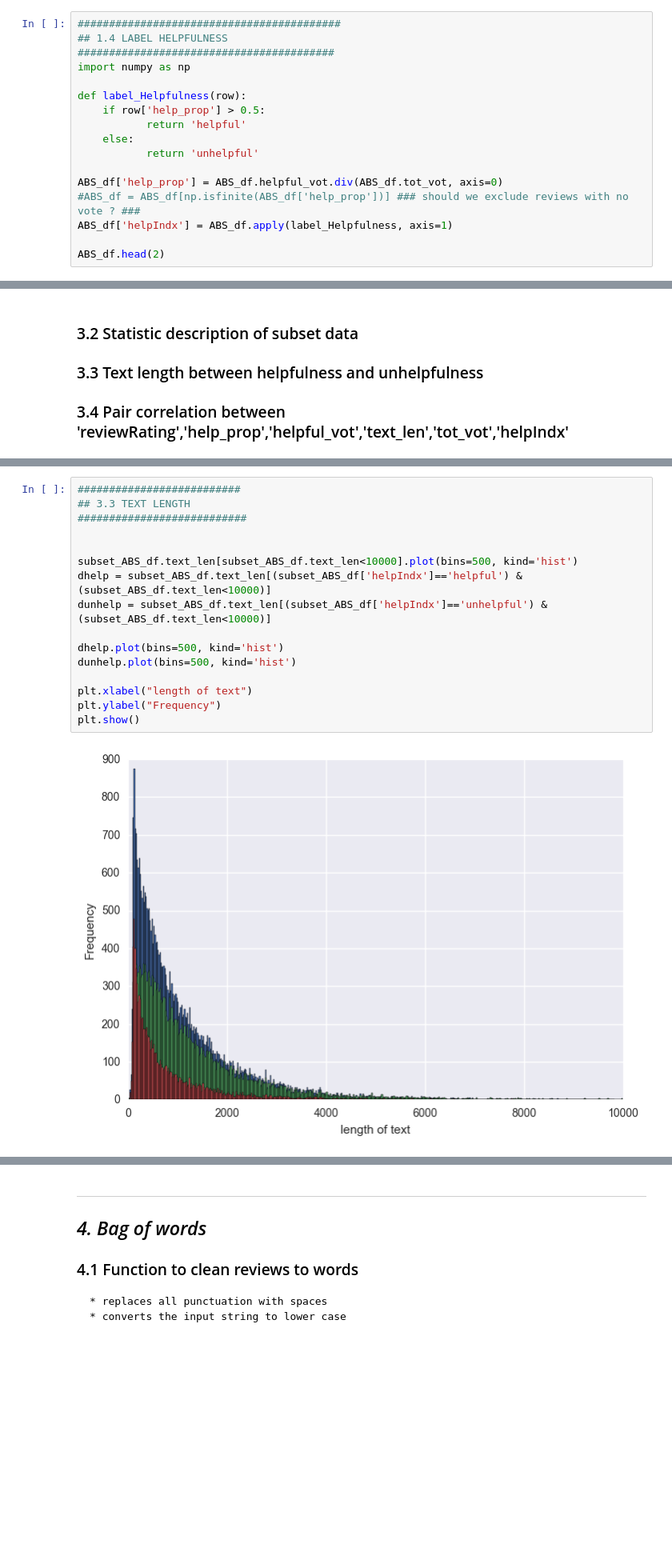
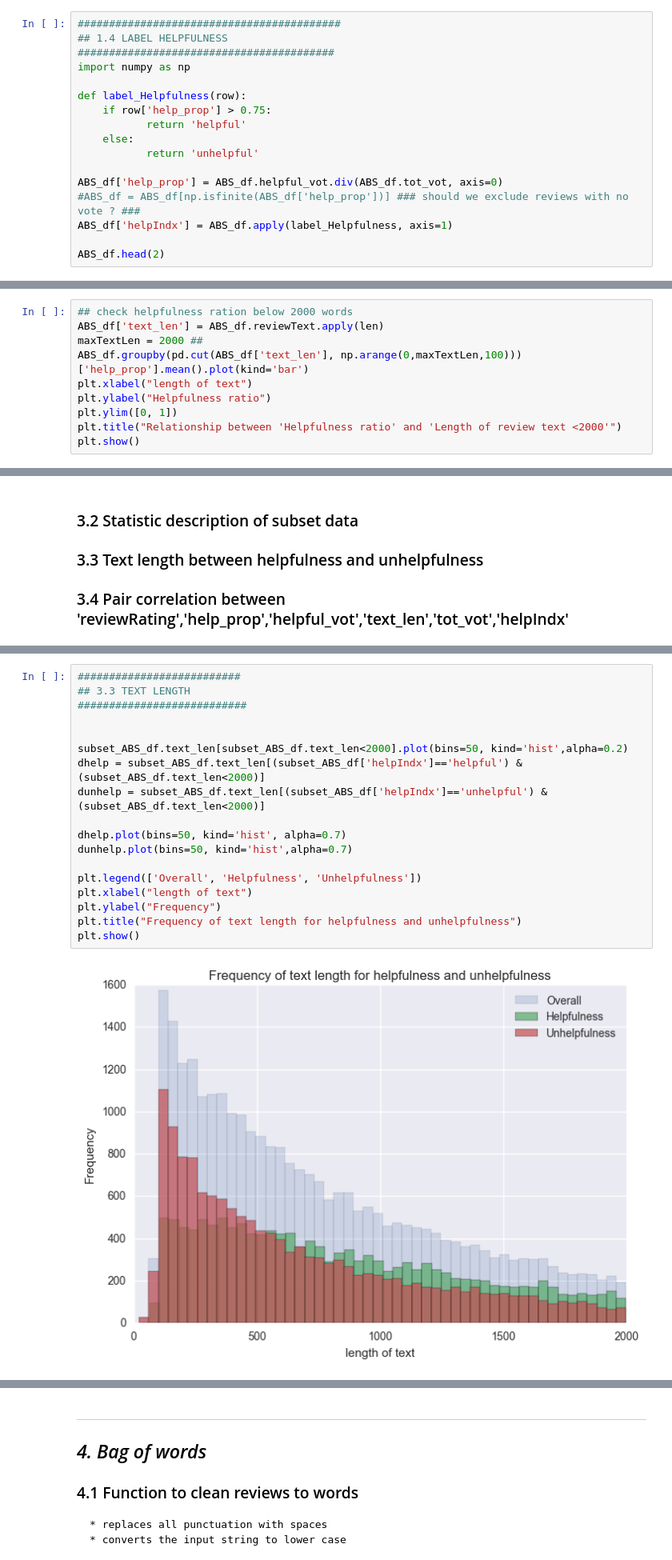
Before and after one commit to TancyKao/AmazonReviewProj, a Jupyter notebook: AmazonBookPilot.ipynb, the cells around one changed output, grey strips where cells are left out. Shown at 80% size. Drawn from its saved outputs; the diff is of its cells as text; blank space fills up the shorter version.

```diff
--- a/AmazonBookPilot.ipynb
+++ b/AmazonBookPilot.ipynb
@@ -129,7 +142,7 @@ ABS_df['sentiment'] = ABS_df.apply(label_Sentiment, axis=1)
 import numpy as np
 
 def label_Helpfulness(row):
-    if row['help_prop'] > 0.5:
+    if row['help_prop'] > 0.75:
            return 'helpful'
     else:
            return 'unhelpful'
@@ -276,0 +294,10 @@ plt.show()
+# %%
+## check helpfulness ration below 2000 words
+ABS_df['text_len'] = ABS_df.reviewText.apply(len)
+maxTextLen = 2000 ##
+ABS_df.groupby(pd.cut(ABS_df['text_len'], np.arange(0,maxTextLen,100)))['help_prop'].mean().plot(kind='bar')
+plt.xlabel("length of text")
+plt.ylabel("Helpfulness ratio")
+plt.ylim([0, 1])
+plt.title("Relationship between 'Helpfulness ratio' and 'Length of review text <2000'")
+plt.show()
@@ -332,18 +370,20 @@ unhelpful count  10076.000    10076.000     10076.000  10076.000  10076.000
 # %%
 ##########################
 ## 3.3 TEXT LENGTH
 ###########################
 
 
-subset_ABS_df.text_len[subset_ABS_df.text_len<10000].plot(bins=500, kind='hist')
-dhelp = subset_ABS_df.text_len[(subset_ABS_df['helpIndx']=='helpful') & (subset_ABS_df.text_len<10000)]
-dunhelp = subset_ABS_df.text_len[(subset_ABS_df['helpIndx']=='unhelpful') & (subset_ABS_df.text_len<10000)]
+subset_ABS_df.text_len[subset_ABS_df.text_len<2000].plot(bins=50, kind='hist',alpha=0.2)
+dhelp = subset_ABS_df.text_len[(subset_ABS_df['helpIndx']=='helpful') & (subset_ABS_df.text_len<2000)]
+dunhelp = subset_ABS_df.text_len[(subset_ABS_df['helpIndx']=='unhelpful') & (subset_ABS_df.text_len<2000)]
 
-dhelp.plot(bins=500, kind='hist')
-dunhelp.plot(bins=500, kind='hist')
+dhelp.plot(bins=50, kind='hist', alpha=0.7)
+dunhelp.plot(bins=50, kind='hist',alpha=0.7)
 
+plt.legend(['Overall', 'Helpfulness', 'Unhelpfulness'])
 plt.xlabel("length of text")
 plt.ylabel("Frequency")
+plt.title("Frequency of text length for helpfulness and unhelpfulness")
 plt.show()
 # %% [output]
-[figure, old version]
+[figure, new version]
```
Also changed, not shown: parts of 53 cells of this notebook.
